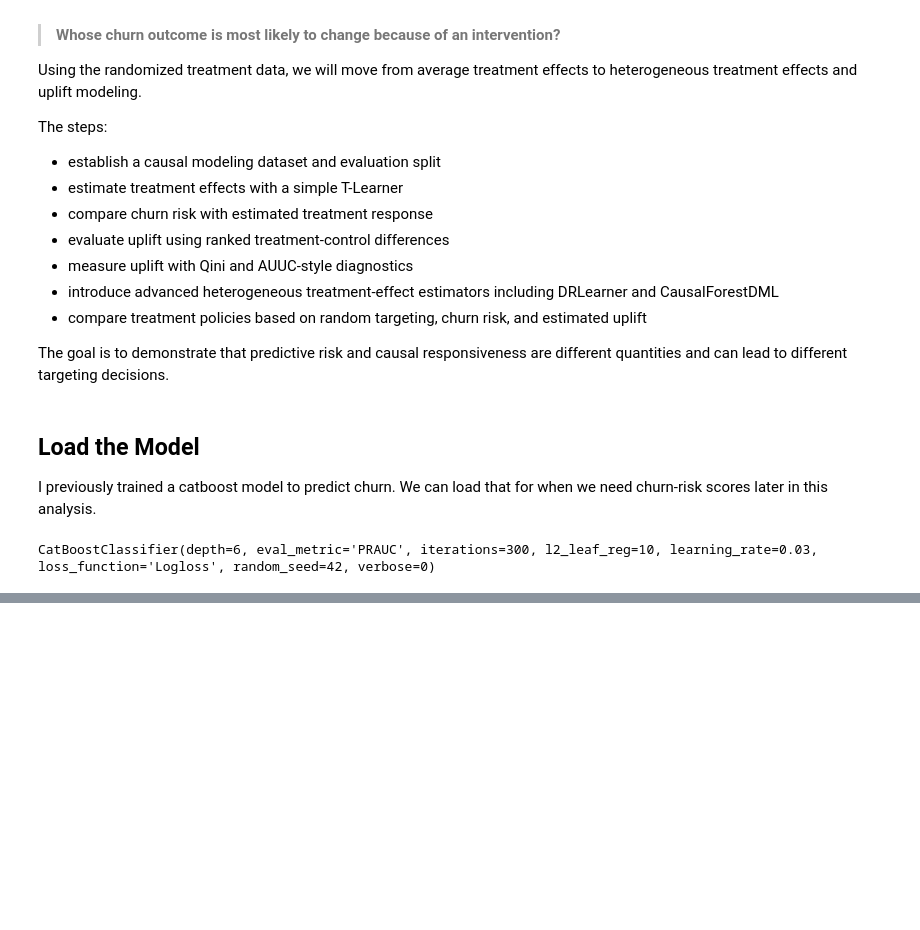
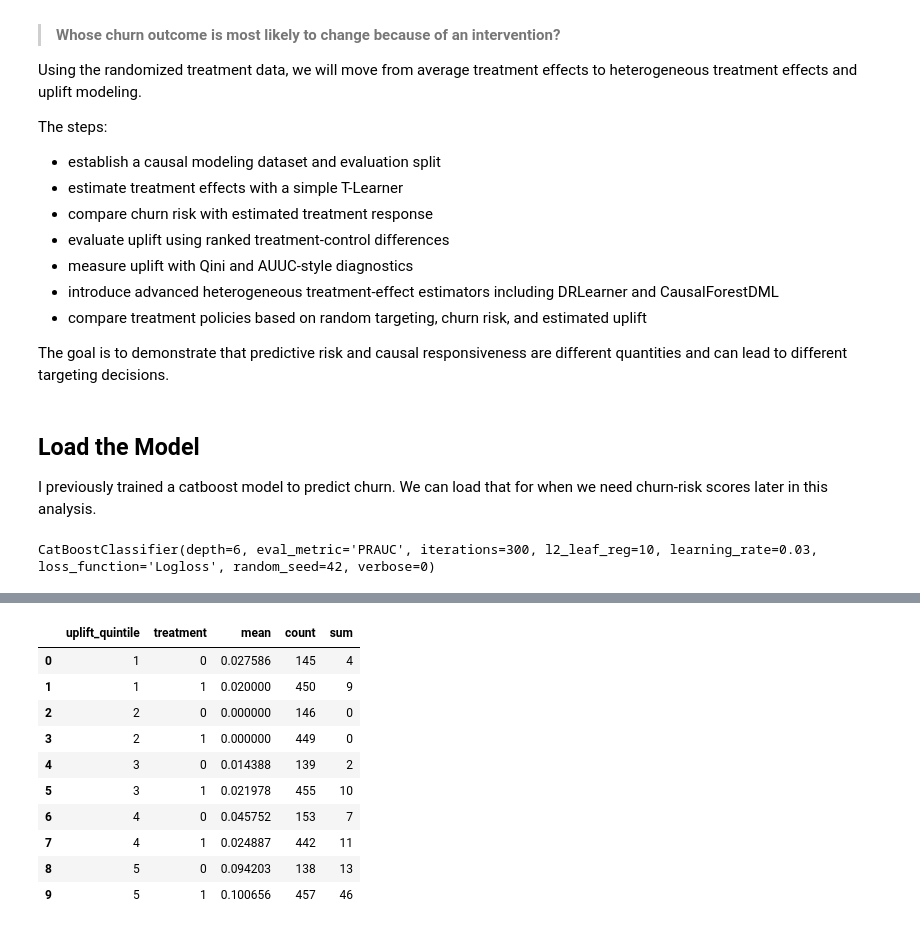
Before and after one commit to ACSanders/beyond-churn, a Jupyter notebook: notebooks/03_causal_uplift_modeling.ipynb, the cells around one changed output, grey strips where cells are left out. Cells and saved outputs as stored; diff of their text form; code cells hidden in the pictures; blank space fills up the shorter version.

```diff
--- a/notebooks/03_causal_uplift_modeling.ipynb
+++ b/notebooks/03_causal_uplift_modeling.ipynb
@@ -91,0 +653,13 @@ CatBoostClassifier(depth=6, eval_metric='PRAUC', iterations=300, l2_leaf_reg=10,
+# %%
+# make evaluation dataframe
+# this puts observed experimental info and our T-learner predictions together in a df
+# I'll use this as a basis for almost all the uplift evaluations
+eval_results = pd.DataFrame({
+    "y": y_causal_eval.to_numpy(),
+    "treatment": treatment_eval.to_numpy(),
+    "predicted_control_churn": eval_control_probability_calibrated,
+    "predicted_treatment_churn": eval_treatment_probability_calibrated,
+    "predicted_retention_uplift": eval_retention_uplift_calibrated
+})
+
+eval_results.head()
@@ -91,0 +709,22 @@ CatBoostClassifier(depth=6, eval_metric='PRAUC', iterations=300, l2_leaf_reg=10,
+# %%
+# raw group summary
+quintile_summary = (
+    eval_results
+    .groupby(["uplift_quintile", "treatment"], observed=True)["y"]
+    .agg(["mean", "count", "sum"])
+    .reset_index()
+)
+
+quintile_summary
+# %% [output]
+|  | uplift_quintile | treatment | mean | count | sum |
+| 0 | 1 | 0 | 0.027586 | 145 | 4 |
+| 1 | 1 | 1 | 0.020000 | 450 | 9 |
+| 2 | 2 | 0 | 0.000000 | 146 | 0 |
+| 3 | 2 | 1 | 0.000000 | 449 | 0 |
+| 4 | 3 | 0 | 0.014388 | 139 | 2 |
+| 5 | 3 | 1 | 0.021978 | 455 | 10 |
+| 6 | 4 | 0 | 0.045752 | 153 | 7 |
+| 7 | 4 | 1 | 0.024887 | 442 | 11 |
+| 8 | 5 | 0 | 0.094203 | 138 | 13 |
+| 9 | 5 | 1 | 0.100656 | 457 | 46 |
```
Also changed, not shown: parts of 54 cells of this notebook.
